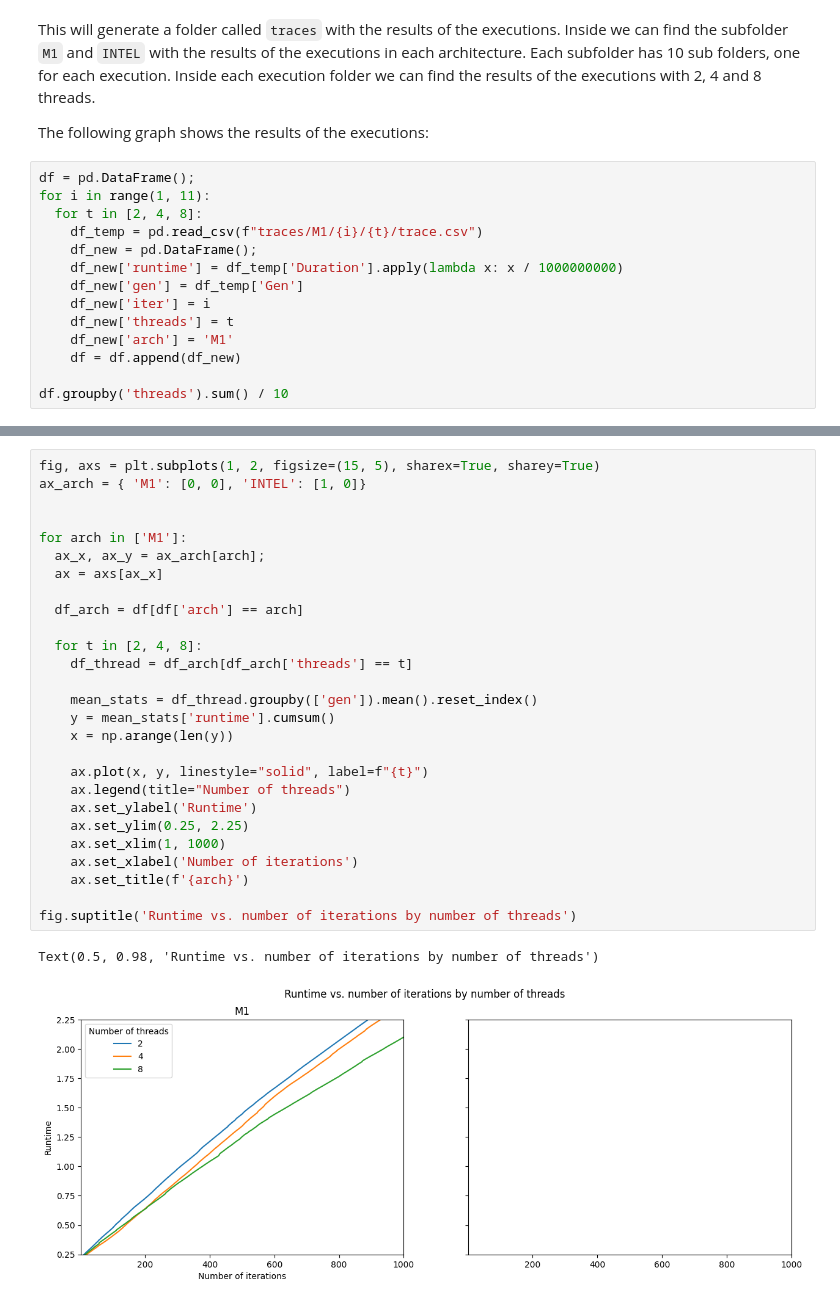
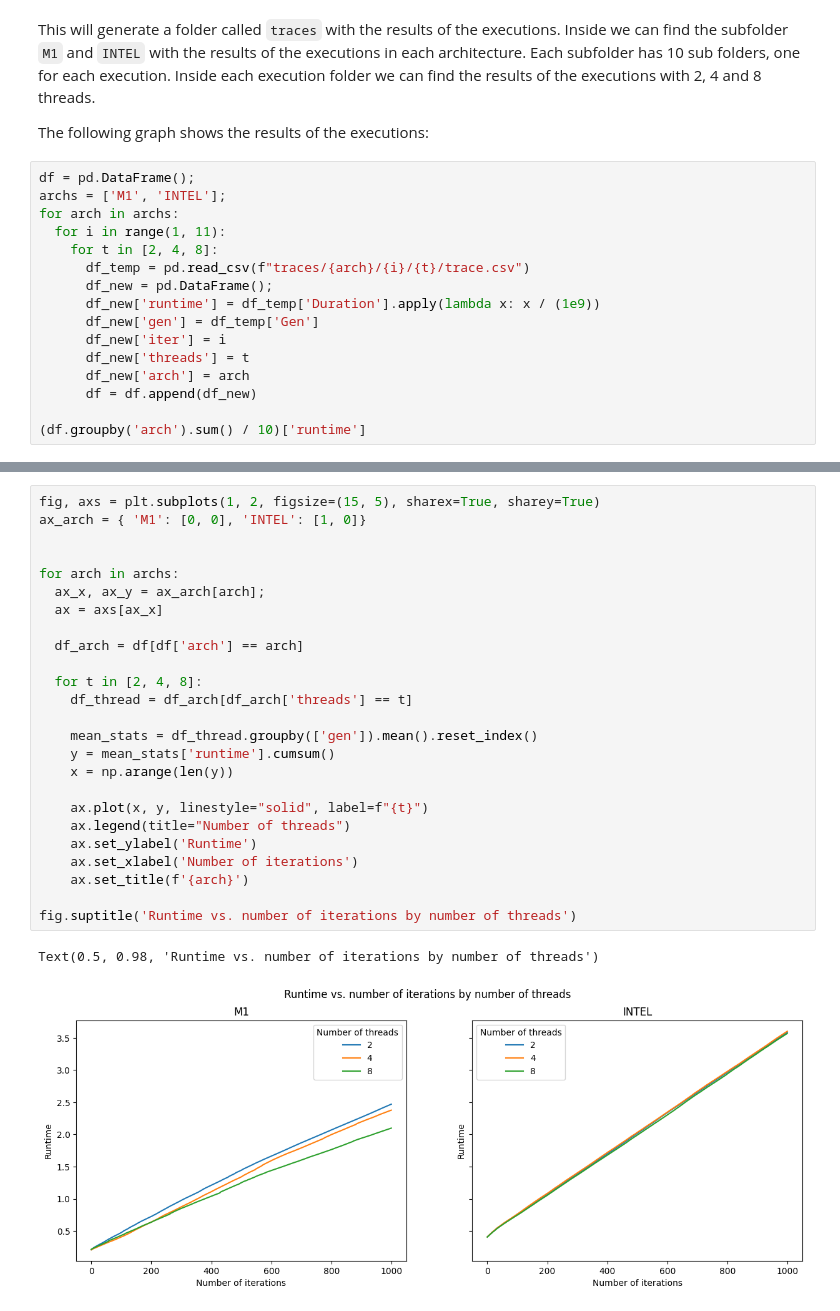
Before and after one commit to patriciobcs/mini-aevol, a Jupyter notebook: analysis.ipynb, the cells around one changed output, grey strips where cells are left out. Cells and saved outputs as stored; diff of their text form.

Commit message:
feat: add arch comp and conclusion

```diff
--- a/analysis.ipynb
+++ b/analysis.ipynb
@@ -303,16 +304,18 @@ This will generate a folder called `traces` with the results of the executions.
 The following graph shows the results of the executions:
 # %%
 df = pd.DataFrame();
-for i in range(1, 11):
-  for t in [2, 4, 8]:
-    df_temp = pd.read_csv(f"traces/M1/{i}/{t}/trace.csv")
-    df_new = pd.DataFrame();
-    df_new['runtime'] = df_temp['Duration'].apply(lambda x: x / 1000000000)
-    df_new['gen'] = df_temp['Gen']
-    df_new['iter'] = i
-    df_new['threads'] = t
-    df_new['arch'] = 'M1'
-    df = df.append(df_new)
+archs = ['M1', 'INTEL'];
+for arch in archs:
+  for i in range(1, 11):
+    for t in [2, 4, 8]:
+      df_temp = pd.read_csv(f"traces/{arch}/{i}/{t}/trace.csv")
+      df_new = pd.DataFrame();
+      df_new['runtime'] = df_temp['Duration'].apply(lambda x: x / (1e9))
+      df_new['gen'] = df_temp['Gen']
+      df_new['iter'] = i
+      df_new['threads'] = t
+      df_new['arch'] = arch
+      df = df.append(df_new)
 
-df.groupby('threads').sum() / 10
+(df.groupby('arch').sum() / 10)['runtime']
 # %% [output]
@@ -324,30 +326,28 @@ df.groupby('threads').sum() / 10
 # %%
 fig, axs = plt.subplots(1, 2, figsize=(15, 5), sharex=True, sharey=True)
 ax_arch = { 'M1': [0, 0], 'INTEL': [1, 0]}
 
 
-for arch in ['M1']:
+for arch in archs:
   ax_x, ax_y = ax_arch[arch];
   ax = axs[ax_x]
 
   df_arch = df[df['arch'] == arch]
 
   for t in [2, 4, 8]:
     df_thread = df_arch[df_arch['threads'] == t]
 
     mean_stats = df_thread.groupby(['gen']).mean().reset_index()
     y = mean_stats['runtime'].cumsum()
     x = np.arange(len(y))
 
     ax.plot(x, y, linestyle="solid", label=f"{t}")
     ax.legend(title="Number of threads")
     ax.set_ylabel('Runtime')
-    ax.set_ylim(0.25, 2.25)
-    ax.set_xlim(1, 1000)
     ax.set_xlabel('Number of iterations')
     ax.set_title(f'{arch}')
 
 fig.suptitle('Runtime vs. number of iterations by number of threads')
 # %% [output]
 Text(0.5, 0.98, 'Runtime vs. number of iterations by number of threads')
-[figure, old version]
+[figure, new version]
```
Also changed, not shown: parts of 4 cells of this notebook.
